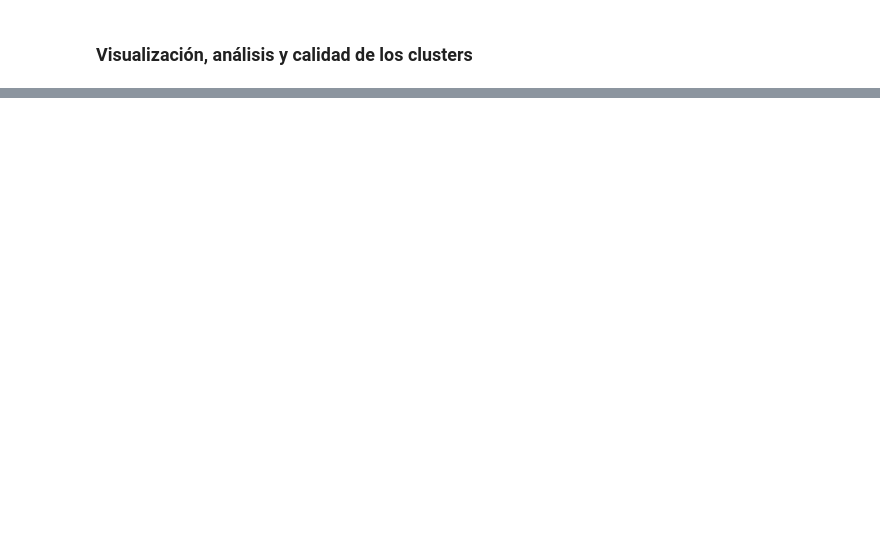
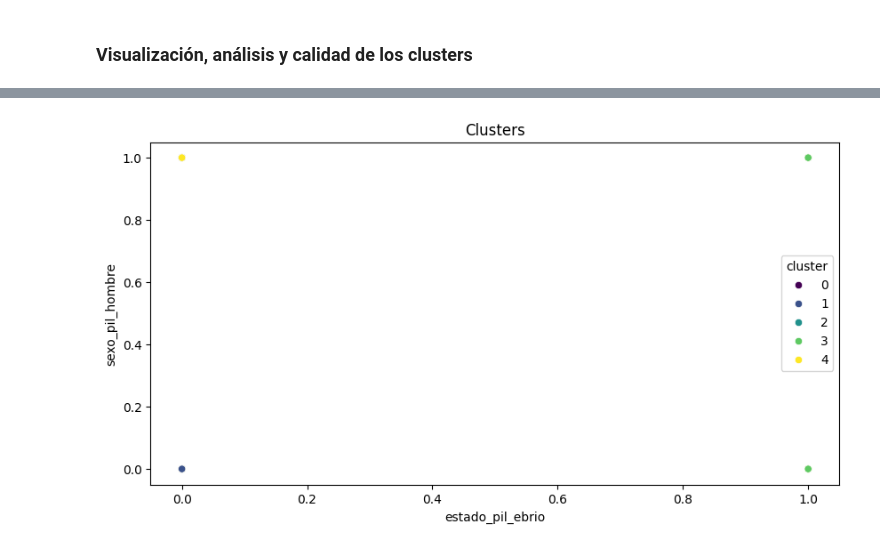
Before and after one commit to FranzCastillo/DM-Car-Incidents-in-GT-Analysis, a Jupyter notebook: Analysis.ipynb, the cells around one changed output, grey strips where cells are left out. Drawn from its saved outputs; the diff is of its cells as text; code cells hidden in the pictures; blank space fills up the shorter version.

Commit message:
Clusters

```diff
--- a/Analysis.ipynb
+++ b/Analysis.ipynb
@@ -516,0 +782,7 @@ plt.show()
+# %%
+plt.figure(figsize=(10, 5))
+sns.scatterplot(data=df, x='estado_pil_ebrio', y='sexo_pil_hombre', hue='cluster', palette='viridis')
+plt.title('Clusters')
+plt.show()
+# %% [output]
+[figure, added]
```
Also changed, not shown: parts of 12 cells of this notebook.
